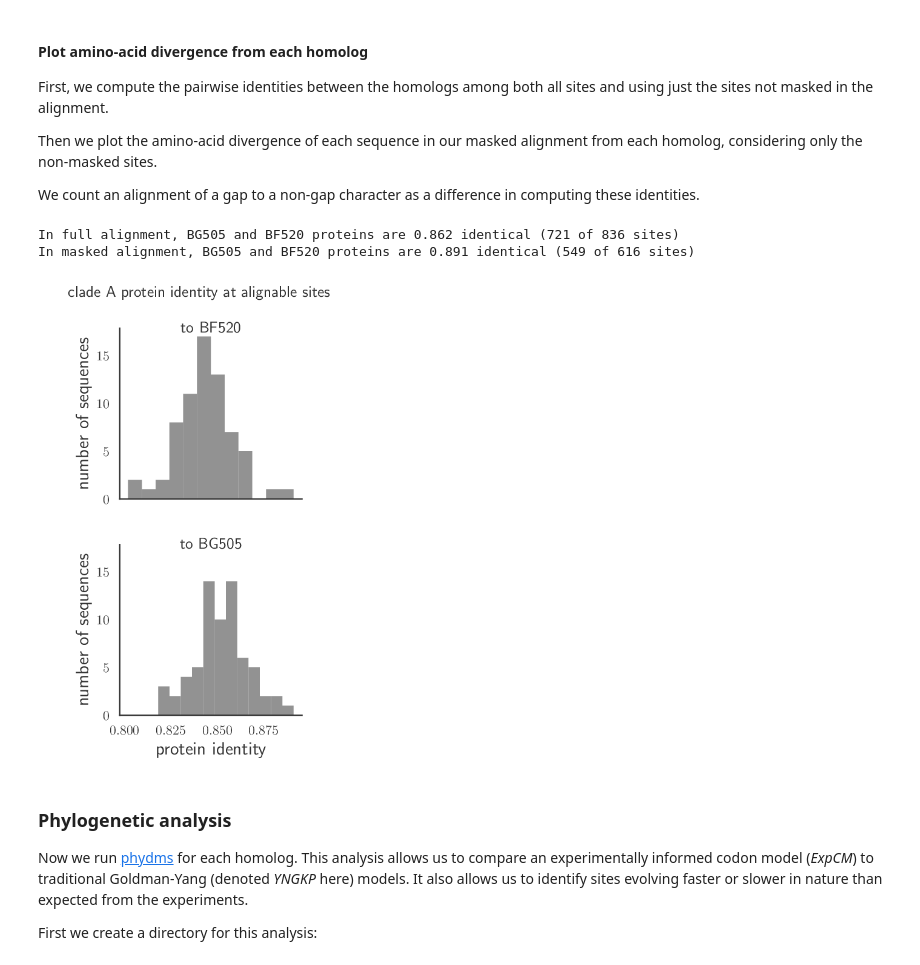
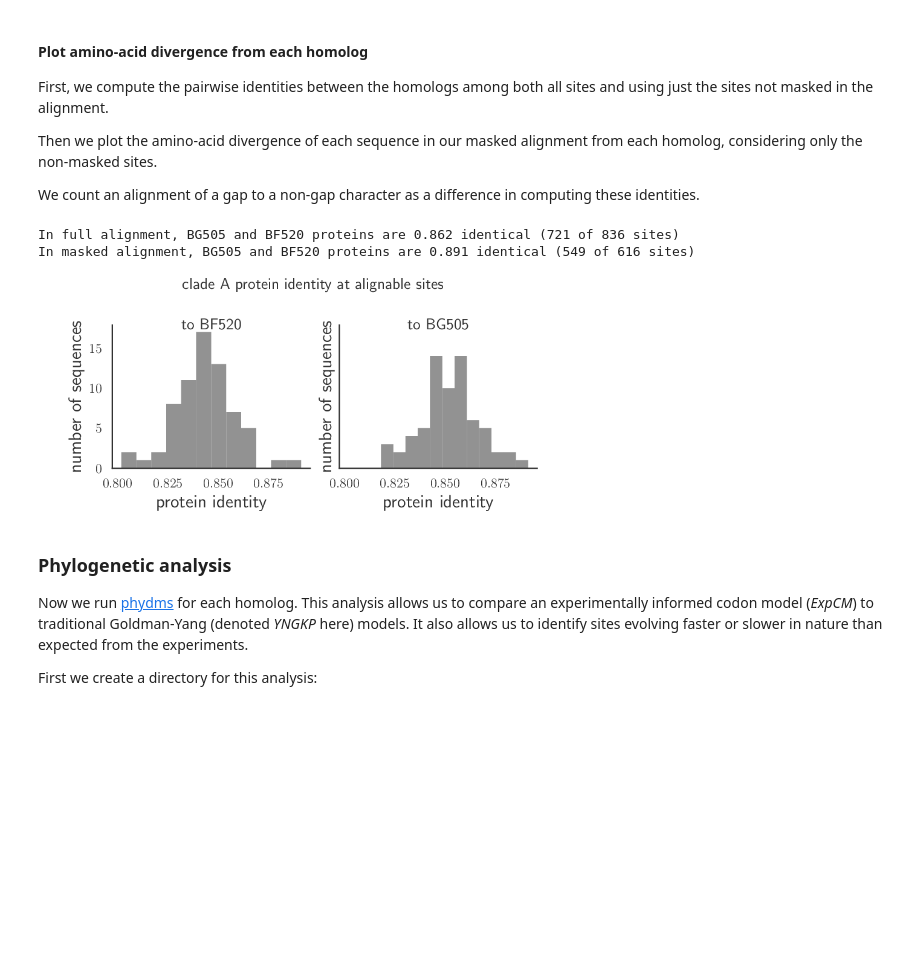
Before and after one commit to jbloomlab/EnvMutationalShiftsPaper, a Jupyter notebook: analysis_code/analysis_notebook.ipynb, the cells around one changed output. Cells and saved outputs as stored; diff of their text form; code cells hidden in the pictures; blank space fills up the shorter version.

```diff
--- a/analysis_code/analysis_notebook.ipynb
+++ b/analysis_code/analysis_notebook.ipynb
@@ -800,37 +799,37 @@ for (env1, env2) in itertools.combinations(homologs, 2):
         print("In {0} alignment, {1} and {2} proteins are {3:.3f} identical ({4} of {5} sites)"
                 .format(aligntype, env1, env2, nident / float(len(sites)), nident, len(sites)))
 
 identityplot = os.path.join(aligndir, 'masked_alignment_identity.pdf')
 
 fracidents = dict([(env, []) for env in homologs])
 for env in homologs:
     maskedenv = maskedprots[env]
     for (prot_id, prot) in maskedprots.items():
         if prot_id == env:
             continue
         nident = sum([aa == prot[r] for (r, aa) in enumerate(maskedenv)])
         fracident = nident / len(maskedenv)
         fracidents[env].append(fracident)
 
 fracidents_df = (pandas.DataFrame(fracidents)
                  .melt(var_name='Env', value_name='protein identity')
                  )
 
 matplotlib.rc('axes', labelsize=16)
 matplotlib.rc('xtick', labelsize=12)
 matplotlib.rc('ytick', labelsize=12)
-p = seaborn.FacetGrid(fracidents_df, row='Env')
+p = seaborn.FacetGrid(fracidents_df, col='Env')
 (p.map(plt.hist, 'protein identity', color='gray', bins=12)
         .set(ylabel='number of sequences', yticks=[0, 5, 10, 15])
-        .set_titles('to {row_name}', verticalalignment='top', size=14))
+        .set_titles('to {col_name}', verticalalignment='top', size=14))
 p.fig.suptitle('clade A protein identity at alignable sites',
         verticalalignment='bottom', fontsize=14)
 p.savefig(identityplot)
-showPDF(identityplot, width=300)
+showPDF(identityplot, width=500)
 # %% [output]
 In full alignment, BG505 and BF520 proteins are 0.862 identical (721 of 836 sites)
 In masked alignment, BG505 and BF520 proteins are 0.891 identical (549 of 616 sites)
-[figure, old version]
+[figure, new version]
 # %% [markdown]
 ###  Phylogenetic analysis
 Now we run [phydms](http://jbloomlab.github.io/phydms/) for each homolog.
```
Also changed, not shown: parts of 3 cells of this notebook, 19 other files.
